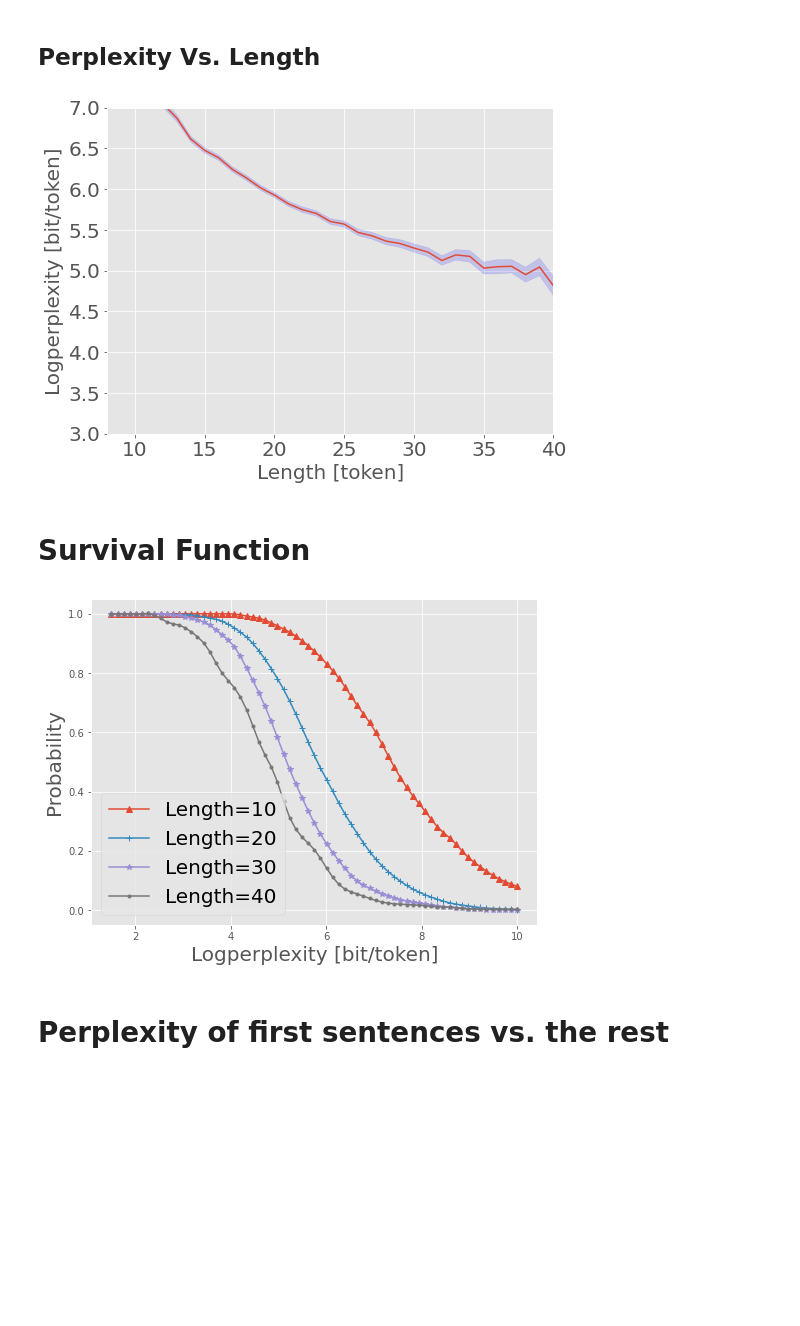
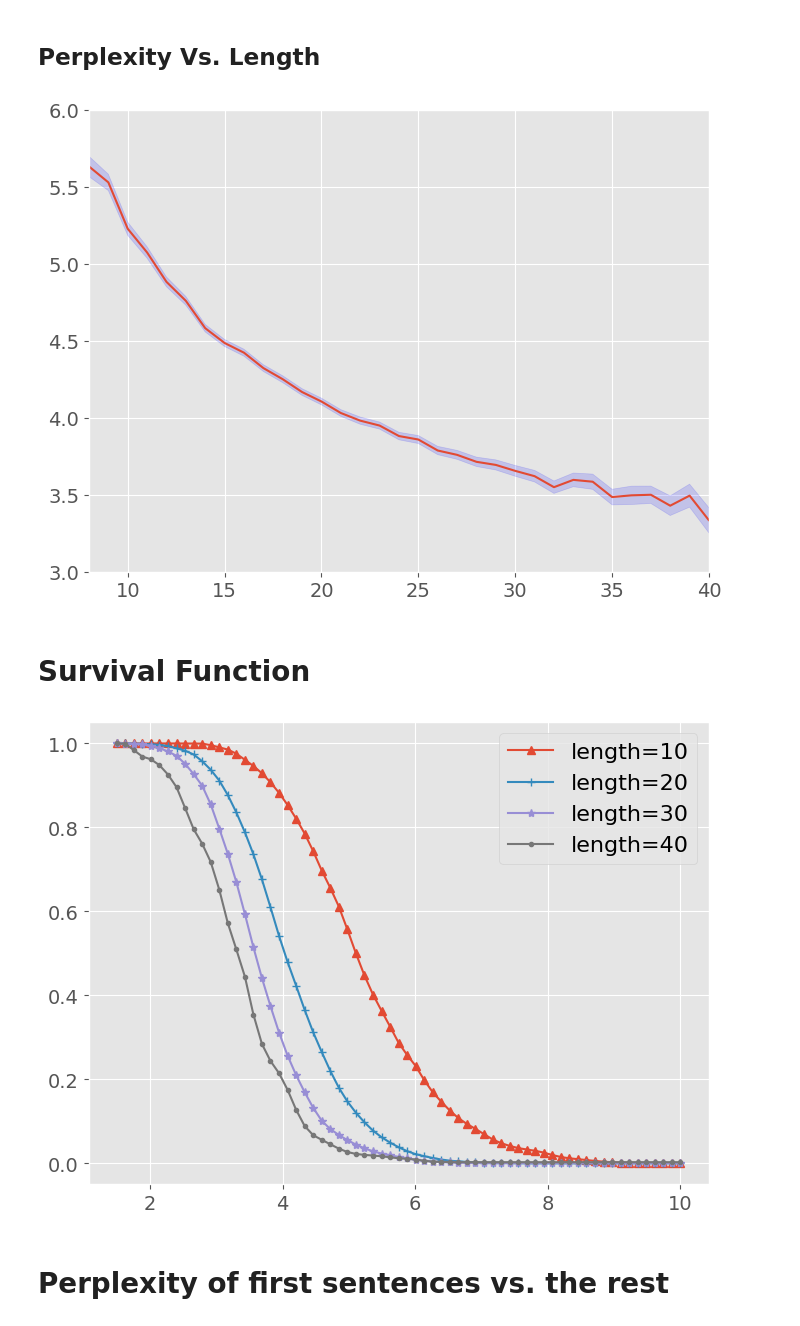
Before and after one commit to alonkipnis/detectLM, a Jupyter notebook: illustrate_critical_values.ipynb, the cells around one changed output. Cells and saved outputs as stored; diff of their text form; code cells hidden in the pictures; blank space fills up the shorter version.

```diff
--- a/illustrate_critical_values.ipynb
+++ b/illustrate_critical_values.ipynb
@@ -12,4 +9,0 @@ mpl.style.use('ggplot')
-# %%
-df = pd.read_csv("results/gpt2-xl_no_context_files_machine.csv")
-print(len(df))
-df.groupby('name').response.agg(['mean', 'std'])
@@ -37,9 +11,8 @@ df.groupby('name').response.agg(['mean', 'std'])
 # Histogram and P-values
 # %%
 BITS = True
-MAX_TOKENS_PER_SENTENCE = 50
+MAX_TOKENS_PER_SENTENCE = 55
 MIN_TOKENS_PER_SENTENCE = 7
-
 
 #folder = "results"
 #folder = "/Users/kipnisal/Google Drive/results"
@@ -56,7 +29,6 @@ name = f"{model}_{context}_{dataset}"
 datar = pd.read_csv(f"{folder}/{name}_machine.csv")
 
 if BITS == True:
-    datar['response'] /= np.log(2)
     datar['response'] /= np.log(2)
 
 if dataset == 'wiki' or dataset == 'wiki-long':
@@ -133,15 +105,15 @@ if context == 'previous_sentence' or IGNORE_FIRST_SENTENCE:
 
 plot_perp_vs_len(data_disp, min_len=5, max_len=50)
 #plt.title("LogPerp vs. sentence length")
-plt.ylim([3,7])
+plt.ylim([3,6])
 plt.xlim([8,40])
-plt.yticks(fontsize=20)
-plt.xticks(fontsize=20)
+plt.yticks(fontsize=14)
+plt.xticks(fontsize=14)
 
-#plt.savefig(f"Figs/logperp_vs_len_{name}.png")
+plt.savefig(f"Figs/logperp_vs_len_{name}.png")
 plt.show()
 # %% [output]
-[figure, old version]
+[figure, new version]
 # %% [markdown]
 # Survival Function
 # %%
@@ -152,39 +124,42 @@ def get_survival_function(df, G=101):
     One survival function for every sentence length in tokens
 
     Args:
     :df:  data frame with columns 'response' and 'length'
 
     Return:
         bivariate function (length, responce) -> (0,1)
 
     """
     assert not df.empty
     value_name = "response" if "response" in df.columns else "logloss"
 
     df1 = df[~df[value_name].isna()]
     ll = df1['length']
     xx1 = df1[value_name]
     return fit_per_length_survival_function(ll, xx1, log_space=True, G=G)
 
 df_null = datar[datar.num > 1]
 pval_functions = get_survival_function(df_null, G=53)
 
 tt = np.linspace(1.5, 10, 67)
 ll = [10, 20, 30, 40]
 
 plt.rcParams["figure.figsize"] = (8, 6)
 marks = ['^', '+', '*', '.']
 for i,l in enumerate(ll):
     mark = marks[i]
-    plt.plot(tt, pval_functions(l, tt)[0], mark + '-', label=f"Length={l}")
+    plt.plot(tt, pval_functions(l, tt)[0], mark + '-', label=f"length={l}")
 
-plt.xlabel("Logperplexity [bit/token]", fontsize=20)
-plt.ylabel("Probability", fontsize=20)
-plt.legend(fontsize=20)
-#plt.savefig(f"Figs/survival_func_{name}.png")
+plt.xlabel(r"", fontsize=16)
+plt.ylabel("", fontsize=16)
+plt.yticks(fontsize=14)
+plt.xticks(fontsize=14)
+
+plt.legend(fontsize=16)
+plt.savefig(f"Figs/survival_func_{name}.png")
 plt.show()
 # %% [output]
-[figure, old version]
+[figure, new version]
 # %% [markdown]
  # Perplexity of first sentences vs. the rest
 # %%
```
Also changed, not shown: parts of 7 cells of this notebook, 13 other files.
